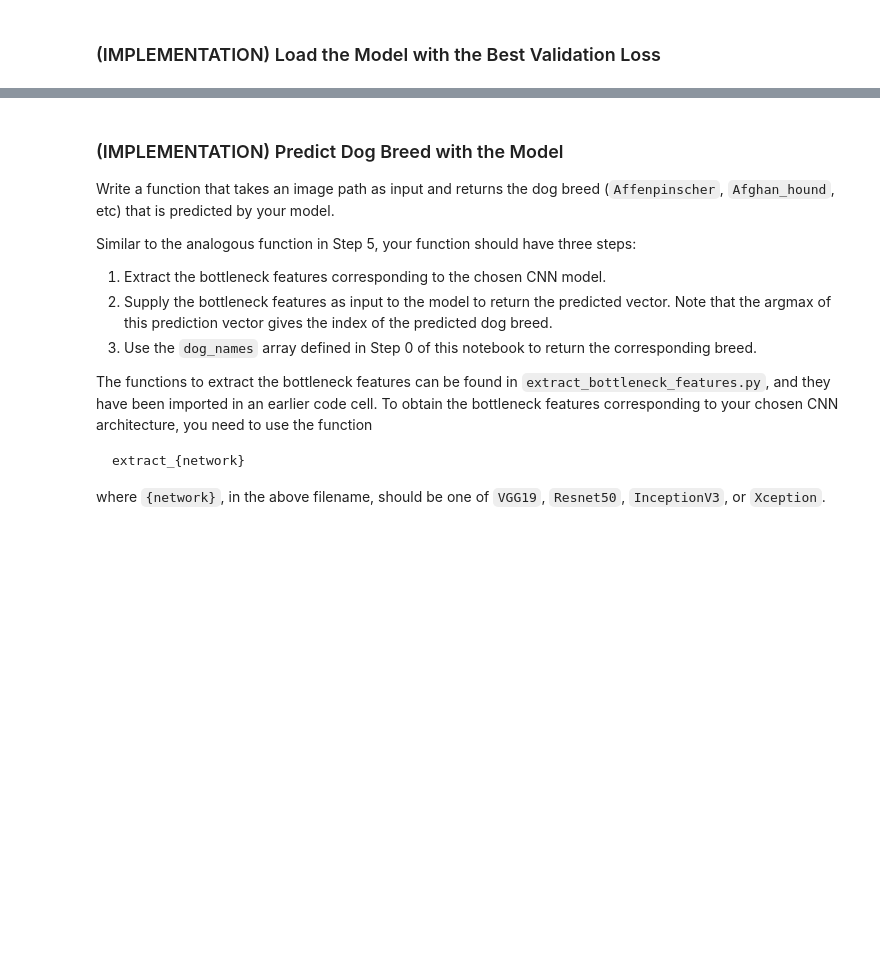
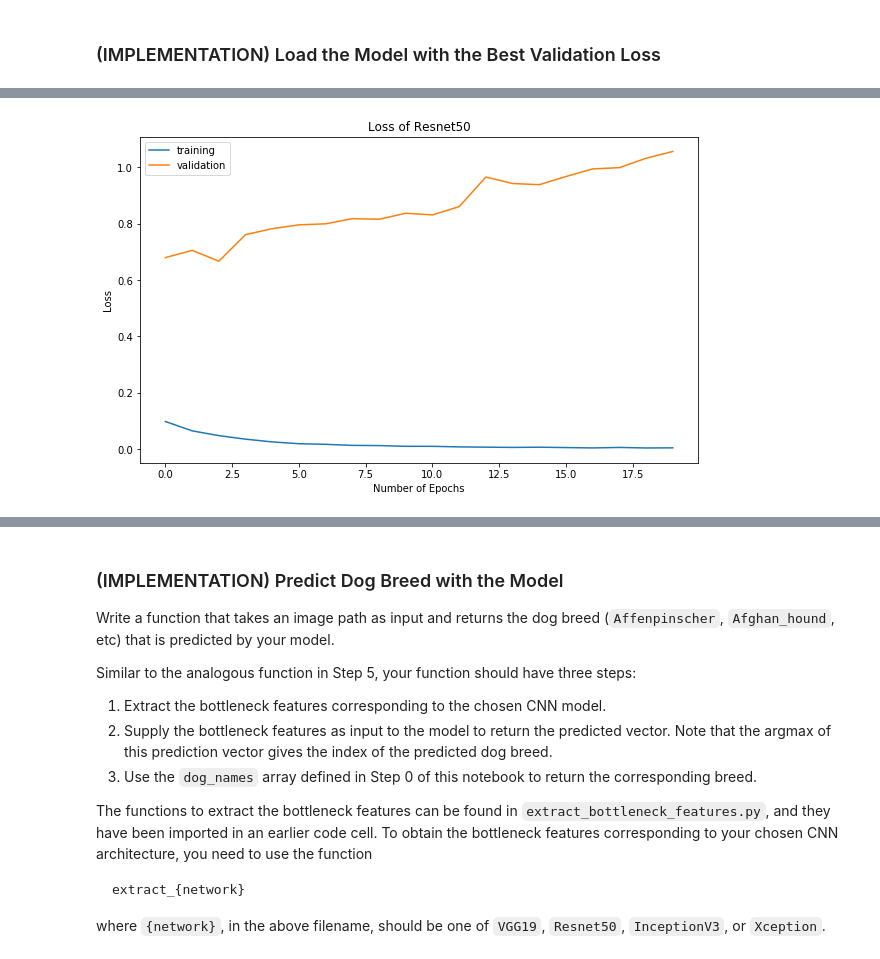
Before and after one commit to maazh/dog-breed-classifier, a Jupyter notebook: dog_app.ipynb, the cells around one changed output, grey strips where cells are left out. Cells and saved outputs as stored; diff of their text form; code cells hidden in the pictures; blank space fills up the shorter version.

```diff
--- a/dog_app.ipynb
+++ b/dog_app.ipynb
@@ -726,0 +800,10 @@ Try out your model on the test dataset of dog images. Ensure that your test accu
+# %%
+plt.plot(save_info.history['loss'])
+plt.plot(save_info.history['val_loss'])
+plt.title('Loss of Resnet50')
+plt.ylabel('Loss')
+plt.xlabel('Number of Epochs')
+plt.legend(['training', 'validation'])
+plt.show()
+# %% [output]
+[figure, added]
```
Also changed, not shown: parts of 29 cells of this notebook.
